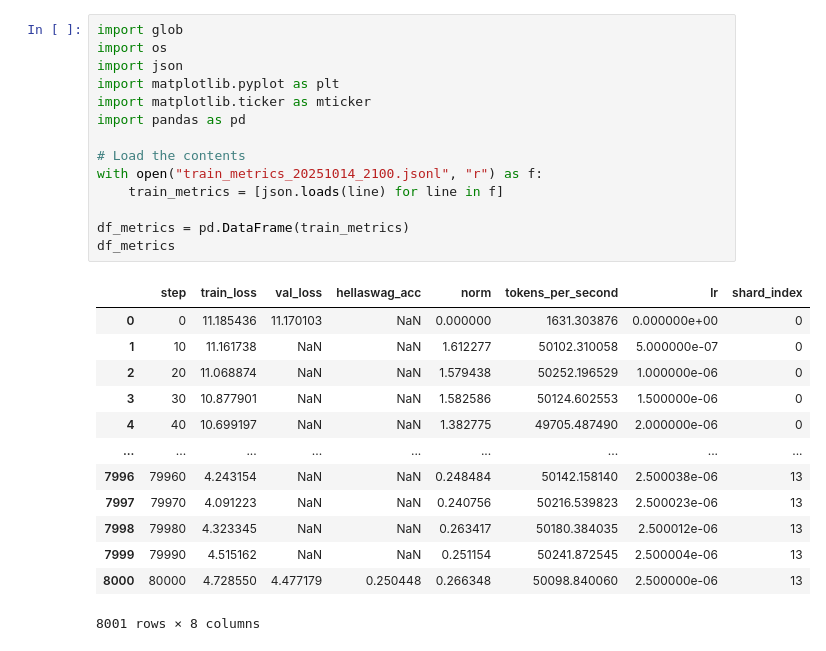
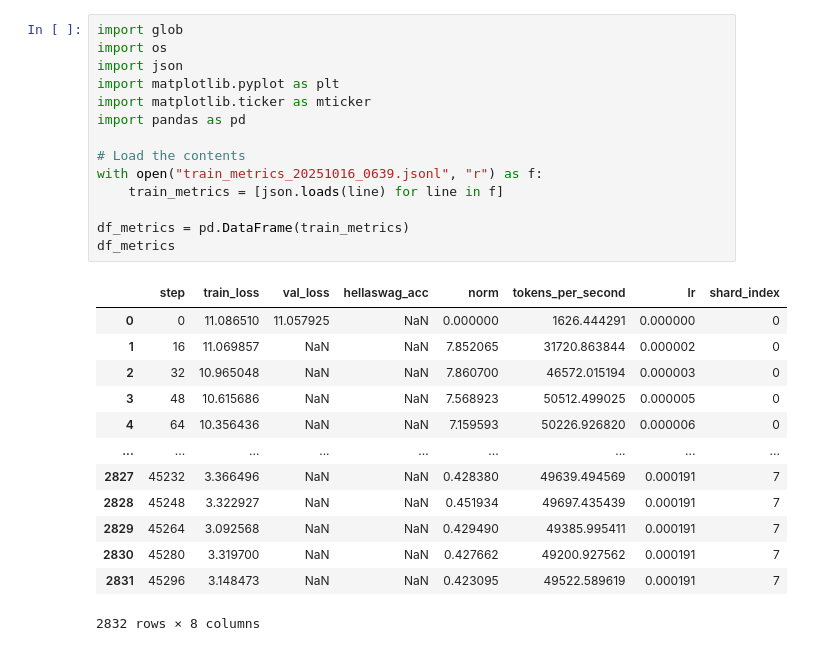
Before and after one commit to feljost/fgpt, a Jupyter notebook: logs/visualize.ipynb, the cells around one changed output. Drawn from its saved outputs; the diff is of its cells as text.

```diff
--- a/logs/visualize.ipynb
+++ b/logs/visualize.ipynb
@@ -1,31 +1,31 @@
 # %%
 import glob
 import os
 import json
 import matplotlib.pyplot as plt
 import matplotlib.ticker as mticker
 import pandas as pd
 
 # Load the contents
-with open("train_metrics_20251014_2100.jsonl", "r") as f:
+with open("train_metrics_20251016_0639.jsonl", "r") as f:
     train_metrics = [json.loads(line) for line in f]
 
 df_metrics = pd.DataFrame(train_metrics)
 df_metrics
 # %% [output]
 |  | step | train_loss | val_loss | hellaswag_acc | norm | tokens_per_second | lr | shard_index |
-| 0 | 0 | 11.185436 | 11.170103 | NaN | 0.000000 | 1631.303876 | 0.000000e+00 | 0 |
-| 1 | 10 | 11.161738 | NaN | NaN | 1.612277 | 50102.310058 | 5.000000e-07 | 0 |
-| 2 | 20 | 11.068874 | NaN | NaN | 1.579438 | 50252.196529 | 1.000000e-06 | 0 |
-| 3 | 30 | 10.877901 | NaN | NaN | 1.582586 | 50124.602553 | 1.500000e-06 | 0 |
-| 4 | 40 | 10.699197 | NaN | NaN | 1.382775 | 49705.487490 | 2.000000e-06 | 0 |
+| 0 | 0 | 11.086510 | 11.057925 | NaN | 0.000000 | 1626.444291 | 0.000000 | 0 |
+| 1 | 16 | 11.069857 | NaN | NaN | 7.852065 | 31720.863844 | 0.000002 | 0 |
+| 2 | 32 | 10.965048 | NaN | NaN | 7.860700 | 46572.015194 | 0.000003 | 0 |
+| 3 | 48 | 10.615686 | NaN | NaN | 7.568923 | 50512.499025 | 0.000005 | 0 |
+| 4 | 64 | 10.356436 | NaN | NaN | 7.159593 | 50226.926820 | 0.000006 | 0 |
 | ... | ... | ... | ... | ... | ... | ... | ... | ... |
-| 7996 | 79960 | 4.243154 | NaN | NaN | 0.248484 | 50142.158140 | 2.500038e-06 | 13 |
-| 7997 | 79970 | 4.091223 | NaN | NaN | 0.240756 | 50216.539823 | 2.500023e-06 | 13 |
-| 7998 | 79980 | 4.323345 | NaN | NaN | 0.263417 | 50180.384035 | 2.500012e-06 | 13 |
-| 7999 | 79990 | 4.515162 | NaN | NaN | 0.251154 | 50241.872545 | 2.500004e-06 | 13 |
-| 8000 | 80000 | 4.728550 | 4.477179 | 0.250448 | 0.266348 | 50098.840060 | 2.500000e-06 | 13 |
+| 2827 | 45232 | 3.366496 | NaN | NaN | 0.428380 | 49639.494569 | 0.000191 | 7 |
+| 2828 | 45248 | 3.322927 | NaN | NaN | 0.451934 | 49697.435439 | 0.000191 | 7 |
+| 2829 | 45264 | 3.092568 | NaN | NaN | 0.429490 | 49385.995411 | 0.000191 | 7 |
+| 2830 | 45280 | 3.319700 | NaN | NaN | 0.427662 | 49200.927562 | 0.000191 | 7 |
+| 2831 | 45296 | 3.148473 | NaN | NaN | 0.423095 | 49522.589619 | 0.000191 | 7 |
-8001 rows × 8 columns
+2832 rows × 8 columns
 # %%
 # Training Loss Figure
 fig1, ax1 = plt.subplots(figsize=(10, 5), facecolor="white")
```
Also changed, not shown: parts of 3 cells of this notebook, 12 other files.
